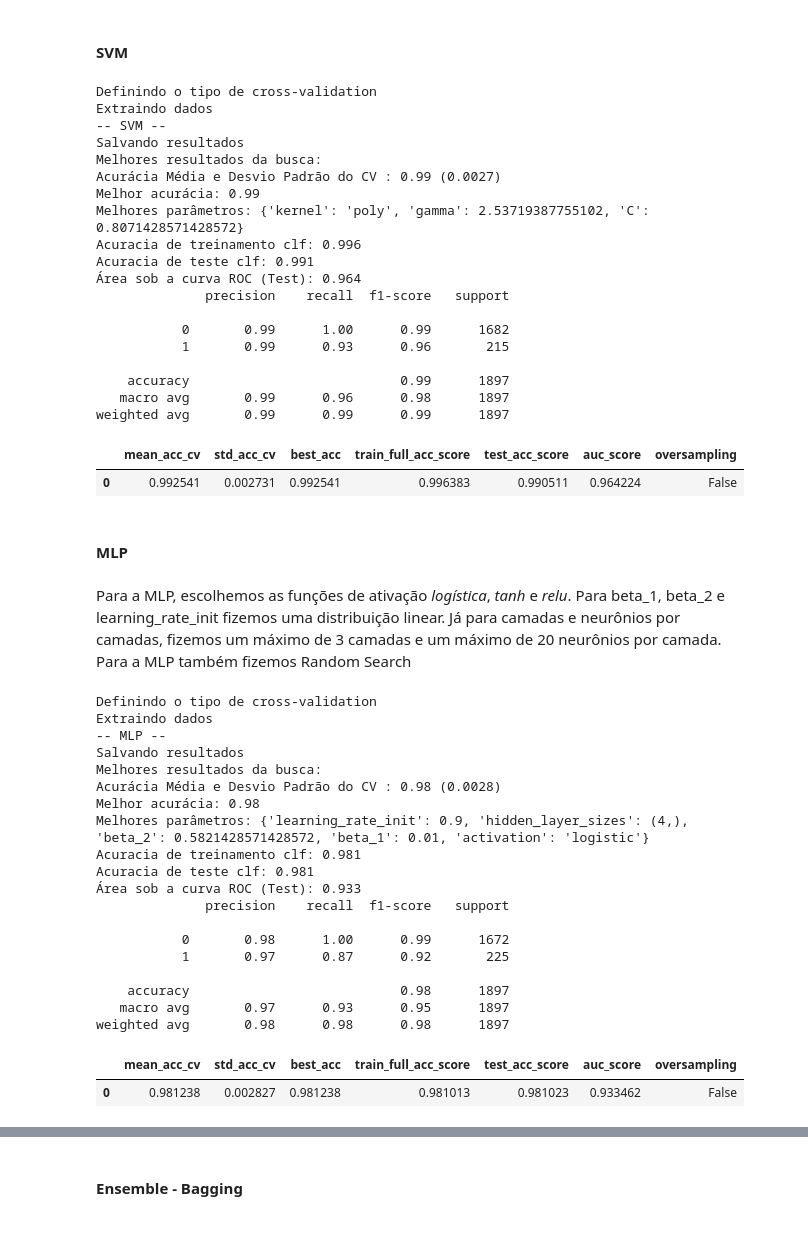
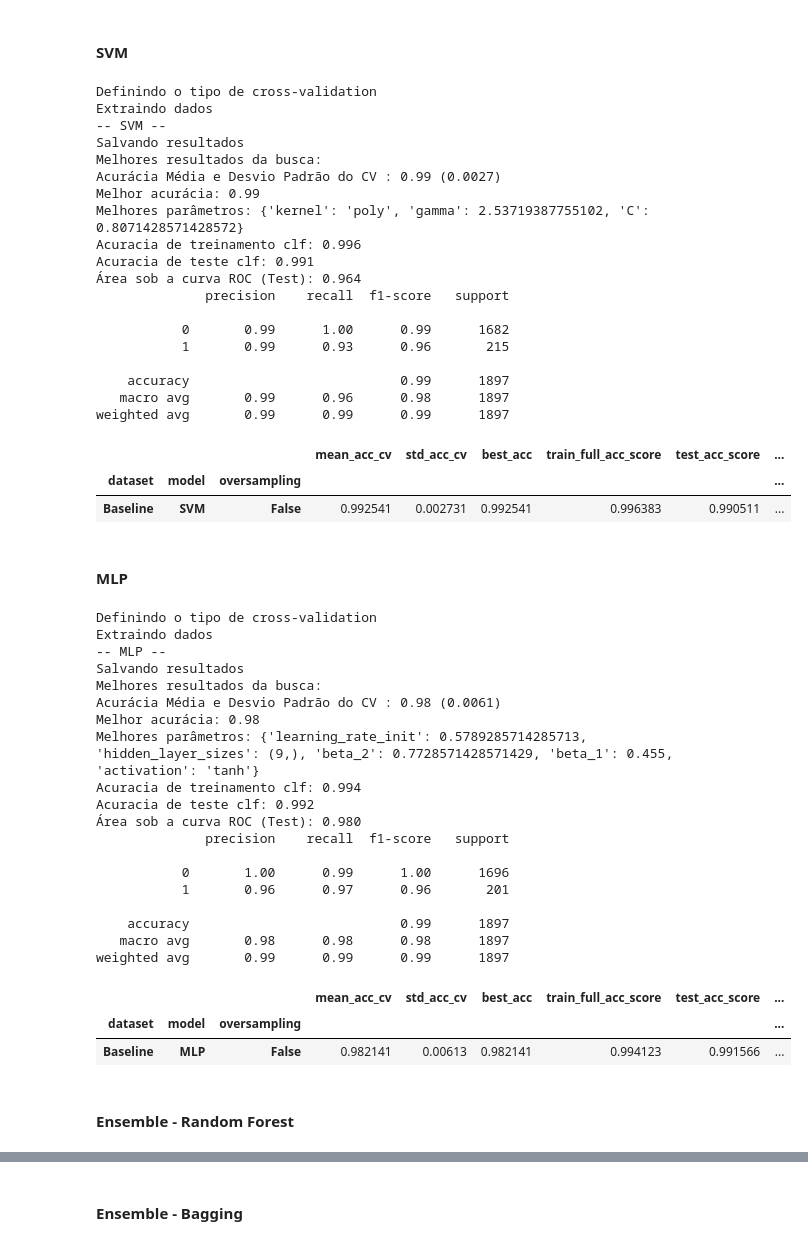
Before and after one commit to IsmaelCesar/solucoes-mineracao-de-dados-2022.1, a Jupyter notebook: Projeto_Shill_Bidding.ipynb, the cells around one changed output, grey strips where cells are left out. Drawn from its saved outputs; the diff is of its cells as text; code cells hidden in the pictures.

```diff
--- a/Projeto_Shill_Bidding.ipynb
+++ b/Projeto_Shill_Bidding.ipynb
@@ -605,10 +612,10 @@ best_tree, report_dtree = param_variation(
                           )
 report_dtree['oversampling'] = False
 report_dtree['dataset'] = 'Baseline'
-report_dtree['model'] = 'DTree'
+report_dtree['model'] = 'Decision Tree'
 
 overall_report['Decision Tree'] = copy.deepcopy(report_dtree)
-df = pd.DataFrame.from_dict(report_dtree)
+df = pd.DataFrame([report_dtree.values()], columns=report_dtree.keys())
 df.set_index(['dataset', 'model', 'oversampling'], inplace =True)
 df.to_csv('Results.csv', mode='a', header = True)
 df
@@ -650,12 +657,12 @@ best_knn, report_knn = param_variation(
                           experiment_name='KNN',
                           search='grid'
                         )
-report_dtree['oversampling'] = False
-report_dtree['dataset'] = 'Baseline'
-report_dtree['model'] = 'KNN'
+report_knn['oversampling'] = False
+report_knn['dataset'] = 'Baseline'
+report_knn['model'] = 'KNN'
 
-overall_report['Decision Tree'] = copy.deepcopy(report_dtree)
-df = pd.DataFrame.from_dict(report_dtree)
+overall_report['KNN'] = copy.deepcopy(report_knn)
+df = pd.DataFrame([report_knn.values()], columns=report_knn.keys())
 df.set_index(['dataset', 'model', 'oversampling'], inplace =True)
 df.to_csv('Results.csv', mode='a', header = False)
 df
@@ -700,8 +707,14 @@ best_lvq, report_lvq = param_variation(
                         seed=seed
                         )
 report_lvq['oversampling'] = False
-overall_report['LVQ'] = report_lvq
-pd.DataFrame.from_dict(report_lvq)
+report_lvq['dataset'] = 'Baseline'
+report_lvq['model'] = 'LVQ'
+
+overall_report['LVQ'] = copy.deepcopy(report_lvq)
+df = pd.DataFrame([report_lvq.values()], columns=report_lvq.keys())
+df.set_index(['dataset', 'model', 'oversampling'], inplace =True)
+df.to_csv('Results.csv', mode='a', header = False)
+df
 # %% [output]
 Definindo o tipo de cross-validation
 Extraindo dados
@@ -737,41 +751,46 @@ svm_params = {
 }
 
 best_svm, report_svm = param_variation(
                           svm,
                           svm_params,
                           experiment_data_base,
                           experiment_name='SVM',
                           seed=seed
                         )
 report_svm['oversampling'] = False
-overall_report['SVM'] = report_svm
-pd.DataFrame.from_dict(report_svm)
+report_svm['dataset'] = 'Baseline'
+report_svm['model'] = 'SVM'
+
+overall_report['SVM'] = copy.deepcopy(report_svm)
+df = pd.DataFrame([report_svm.values()], columns=report_svm.keys())
+df.set_index(['dataset', 'model', 'oversampling'], inplace =True)
+df.to_csv('Results.csv', mode='a', header = False)
+df
 # %% [output]
 Definindo o tipo de cross-validation
 Extraindo dados
 -- SVM --
 Salvando resultados
 Melhores resultados da busca:
 Acurácia Média e Desvio Padrão do CV : 0.99 (0.0027)
 Melhor acurácia: 0.99
 Melhores parâmetros: {'kernel': 'poly', 'gamma': 2.53719387755102, 'C': 0.8071428571428572}
 Acuracia de treinamento clf: 0.996
 Acuracia de teste clf: 0.991
 Área sob a curva ROC (Test): 0.964
               precision    recall  f1-score   support
 
            0       0.99      1.00      0.99      1682
            1       0.99      0.93      0.96       215
 
     accuracy                           0.99      1897
    macro avg       0.99      0.96      0.98      1897
 weighted avg       0.99      0.99      0.99      1897
-|  | mean_acc_cv | std_acc_cv | best_acc | train_full_acc_score | test_acc_score | auc_score | oversampling |
-| 0 | 0.992541 | 0.002731 | 0.992541 | 0.996383 | 0.990511 | 0.964224 | False |
+|  |  |  | mean_acc_cv | std_acc_cv | best_acc | train_full_acc_score | test_acc_score | ... |
+| dataset | model | oversampling |  |  |  |  |  | ... |
+| Baseline | SVM | False | 0.992541 | 0.002731 | 0.992541 | 0.996383 | 0.990511 | ... |
 # %% [markdown]
 #### MLP
-# %% [markdown]
-Para a MLP, escolhemos as funções de ativação *logística*, *tanh* e *relu*. Para beta_1, beta_2 e learning_rate_init fizemos uma distribuição linear. Já para camadas e neurônios por camadas, fizemos um máximo de 3 camadas e um máximo de 20 neurônios por camada. Para a MLP também fizemos Random Search
 # %%
 # MLP
 mlp = MLPClassifier(
@@ -804,27 +823,36 @@ best_mlp, report_mlp = param_variation(
                         seed=seed
                       )
 report_mlp['oversampling'] = False
-overall_report['MLP'] = report_mlp
-pd.DataFrame.from_dict(report_mlp)
+report_mlp['dataset'] = 'Baseline'
+report_mlp['model'] = 'MLP'
+
+overall_report['MLP'] = copy.deepcopy(report_mlp)
+df = pd.DataFrame([report_mlp.values()], columns=report_mlp.keys())
+df.set_index(['dataset', 'model', 'oversampling'], inplace =True)
+df.to_csv('Results.csv', mode='a', header = False)
+df
 # %% [output]
 Definindo o tipo de cross-validation
 Extraindo dados
 -- MLP --
 Salvando resultados
 Melhores resultados da busca:
-Acurácia Média e Desvio Padrão do CV : 0.98 (0.0028)
+Acurácia Média e Desvio Padrão do CV : 0.98 (0.0061)
 Melhor acurácia: 0.98
-Melhores parâmetros: {'learning_rate_init': 0.9, 'hidden_layer_sizes': (4,), 'beta_2': 0.5821428571428572, 'beta_1': 0.01, 'activation': 'logistic'}
-Acuracia de treinamento clf: 0.981
-Acuracia de teste clf: 0.981
-Área sob a curva ROC (Test): 0.933
+Melhores parâmetros: {'learning_rate_init': 0.5789285714285713, 'hidden_layer_sizes': (9,), 'beta_2': 0.7728571428571429, 'beta_1': 0.455, 'activation': 'tanh'}
+Acuracia de treinamento clf: 0.994
+Acuracia de teste clf: 0.992
+Área sob a curva ROC (Test): 0.980
               precision    recall  f1-score   support
 
-           0       0.98      1.00      0.99      1672
-           1       0.97      0.87      0.92       225
+           0       1.00      0.99      1.00      1696
+           1       0.96      0.97      0.96       201
 
-    accuracy                           0.98      1897
-   macro avg       0.97      0.93      0.95      1897
-weighted avg       0.98      0.98      0.98      1897
+    accuracy                           0.99      1897
+   macro avg       0.98      0.98      0.98      1897
+weighted avg       0.99      0.99      0.99      1897
-|  | mean_acc_cv | std_acc_cv | best_acc | train_full_acc_score | test_acc_score | auc_score | oversampling |
-| 0 | 0.981238 | 0.002827 | 0.981238 | 0.981013 | 0.981023 | 0.933462 | False |
+|  |  |  | mean_acc_cv | std_acc_cv | best_acc | train_full_acc_score | test_acc_score | ... |
+| dataset | model | oversampling |  |  |  |  |  | ... |
+| Baseline | MLP | False | 0.982141 | 0.00613 | 0.982141 | 0.994123 | 0.991566 | ... |
+# %% [markdown]
+#### Ensemble - Random Forest
```
Also changed, not shown: parts of 188 cells of this notebook, 2 other files.
